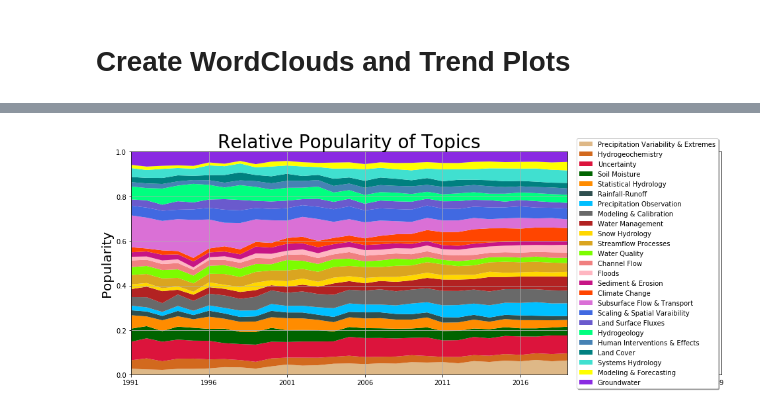
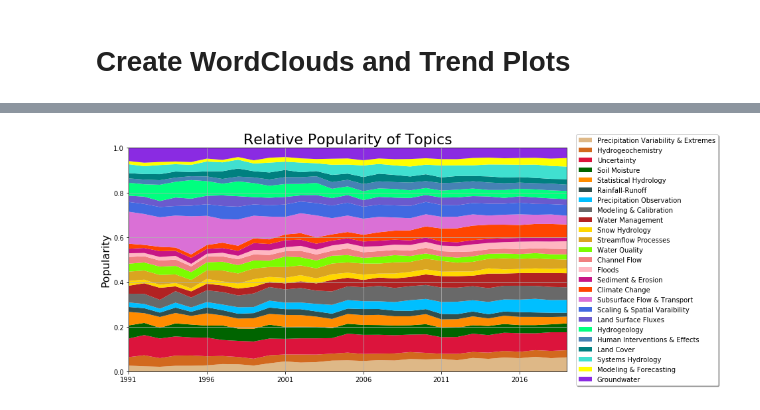
Before and after one commit to mashrekur/topic_modeling_hydrology, a Jupyter notebook: 4_temporal_topics.ipynb, the cells around one changed output, grey strips where cells are left out. Cells and saved outputs as stored; diff of their text form; code cells hidden in the pictures.

```diff
--- a/4_temporal_topics.ipynb
+++ b/4_temporal_topics.ipynb
@@ -171,24 +167,24 @@ plt.savefig('figures/relative_topic_trends.png')
 # %%
 # Plot relative time series
 fig = plt.figure(figsize=(16, 6.2))
 gs = fig.add_gridspec(1,4)
 
 ax1 = fig.add_subplot(gs[0, :3])
 ax1.stackplot(years, topic_distributions_by_year.transpose(),labels=topic_names, colors=list(custom_colors.values()))
 # ax1.legend(topic_names, loc='center right', shadow=True)
 ax1.set_xticks(years[::5])
 ax1.set_xlim([years[0], 28])
 ax1.set_ylim(0, 1)
-ax1.set_ylabel('Popularity', fontsize=20)
-ax1.set_title('Relative Popularity of Topics', fontsize=28)
+ax1.set_ylabel('Popularity', fontsize=16)
+ax1.set_title('Relative Popularity of Topics', fontsize=22)
 ax1.grid()
 
 ax0 = fig.add_subplot(gs[0, 3])
 ax0.stackplot(years, topic_distributions_by_year.transpose(),labels=topic_names, colors=list(custom_colors.values()))
 ax0.legend(topic_names, loc='center right', shadow=True, fancybox = True)
-
+ax0.axis('off')
 
 # Save figure
-plt.savefig('figures/stack_streamgraph_relative_topics.png')
+plt.savefig('figures/stackarea_relative_topics.png')
 # %% [output]
-[figure, old version]
+[figure, new version]
```
Also changed, not shown: parts of 2 cells of this notebook, 1 other file.
